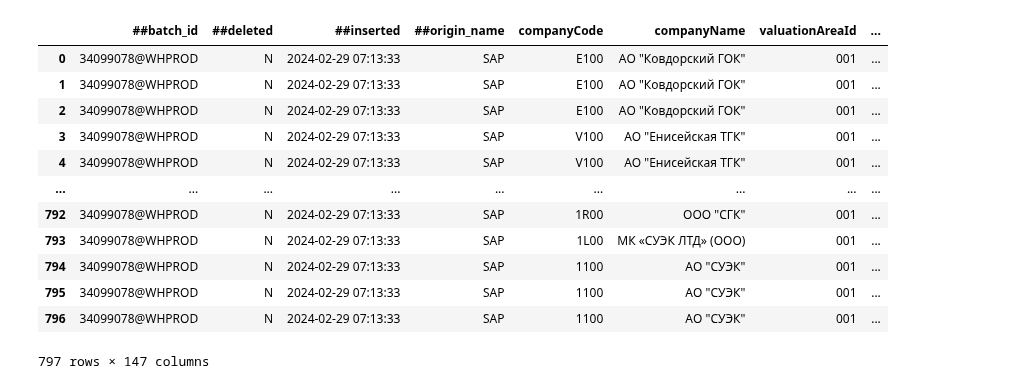
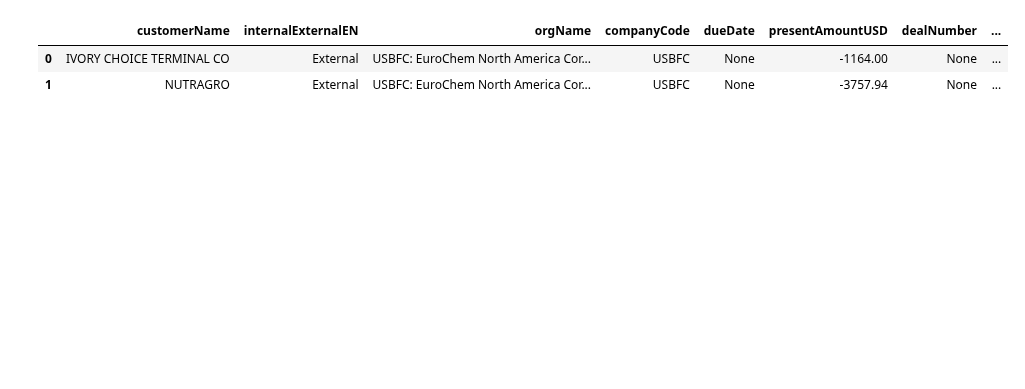
Before and after one commit to Lirollel/Work_AIM_Jupyter-Python-Pandas, a Jupyter notebook: БД/bd.ipynb, the cells around one changed output. Saved outputs shown, nothing was run; the diff lists cells and outputs as text; code cells hidden in the pictures; blank space fills up the shorter version.

```diff
--- a/БД/bd.ipynb
+++ b/БД/bd.ipynb
@@ -10,0 +124,36 @@ data = pd.read_sql(query, con=connection)
+# %%
+query = '''select
+    "customerName","internalExternalEN","orgName", "companyCode", "dueDate", "presentAmountUSD", "dealNumber", "holding",
+CASE
+        WHEN "bscCode" in ('130','135','BSC130','BSC135')
+        THEN 'Trade receivables'
+        WHEN "bscCode" in ('160','165','BSC160','BSC165')
+        THEN 'Advances to suppliers'
+        WHEN "bscCode" in ('170','175','BSC170','BSC175')
+        THEN 'Capital advances'
+        WHEN "bscCode" in ('140','145','BSC140','BSC145')
+        THEN 'Other receivables'
+        WHEN "bscCode" in ('330','BSC330')
+        THEN 'Provisions'
+        WHEN "bscCode" in ('300','305','BSC300','BSC305')
+        THEN 'Trade payables'
+        WHEN "bscCode" in ('310','315','BSC310','BSC315')
+        THEN 'Other payables'
+        WHEN "bscCode" in ('360','365','BSC360','BSC365')
+        THEN 'Advances received'
+        WHEN "bscCode" in ('350','355','BSC350','BSC355')
+        THEN 'Loans received'
+        WHEN "bscCode" in ('210','215','BSC210','BSC215')
+        THEN 'Loans issued'
+        WHEN "bscCode" in ('340','BSC340')
+        THEN 'Tax'
+        WHEN "bscCode" in ('410','BSC410')
+        THEN 'Pension'
+        ELSE 'Unknown'
+    END AS "accountPurpose"
+from RISKACCESS."unifiedARReport"
+where
+    ("sourceSystem" = 'OEBS12_EU' or "sourceSystem" = 'ETL document loader') and
+    "rowType" = 'M' and
+    "reportDate" = TO_DATE('29/02/24', 'DD/MM/YY')
+    '''
@@ -11,16 +163,6 @@ data = pd.read_sql(query, con=connection)
 # %%
-data
+data.head(2)
 # %% [output]
-|  | ##batch_id | ##deleted | ##inserted | ##origin_name | companyCode | companyName | valuationAreaId | ... |
-| 0 | 34099078@WHPROD | N | 2024-02-29 07:13:33 | SAP | E100 | АО "Ковдорский ГОК" | 001 | ... |
-| 1 | 34099078@WHPROD | N | 2024-02-29 07:13:33 | SAP | E100 | АО "Ковдорский ГОК" | 001 | ... |
-| 2 | 34099078@WHPROD | N | 2024-02-29 07:13:33 | SAP | E100 | АО "Ковдорский ГОК" | 001 | ... |
-| 3 | 34099078@WHPROD | N | 2024-02-29 07:13:33 | SAP | V100 | АО "Енисейская ТГК" | 001 | ... |
-| 4 | 34099078@WHPROD | N | 2024-02-29 07:13:33 | SAP | V100 | АО "Енисейская ТГК" | 001 | ... |
-| ... | ... | ... | ... | ... | ... | ... | ... | ... |
-| 792 | 34099078@WHPROD | N | 2024-02-29 07:13:33 | SAP | 1R00 | ООО "СГК" | 001 | ... |
-| 793 | 34099078@WHPROD | N | 2024-02-29 07:13:33 | SAP | 1L00 | МК «СУЭК ЛТД» (ООО) | 001 | ... |
-| 794 | 34099078@WHPROD | N | 2024-02-29 07:13:33 | SAP | 1100 | АО "СУЭК" | 001 | ... |
-| 795 | 34099078@WHPROD | N | 2024-02-29 07:13:33 | SAP | 1100 | АО "СУЭК" | 001 | ... |
-| 796 | 34099078@WHPROD | N | 2024-02-29 07:13:33 | SAP | 1100 | АО "СУЭК" | 001 | ... |
+|  | customerName | internalExternalEN | orgName | companyCode | dueDate | presentAmountUSD | dealNumber | ... |
+| 0 | IVORY CHOICE TERMINAL CO | External | USBFC: EuroChem North America Cor... | USBFC | None | -1164.00 | None | ... |
+| 1 | NUTRAGRO | External | USBFC: EuroChem North America Cor... | USBFC | None | -3757.94 | None | ... |
-797 rows × 147 columns
```
Also changed, not shown: parts of 3 cells of this notebook, 5 other files.
